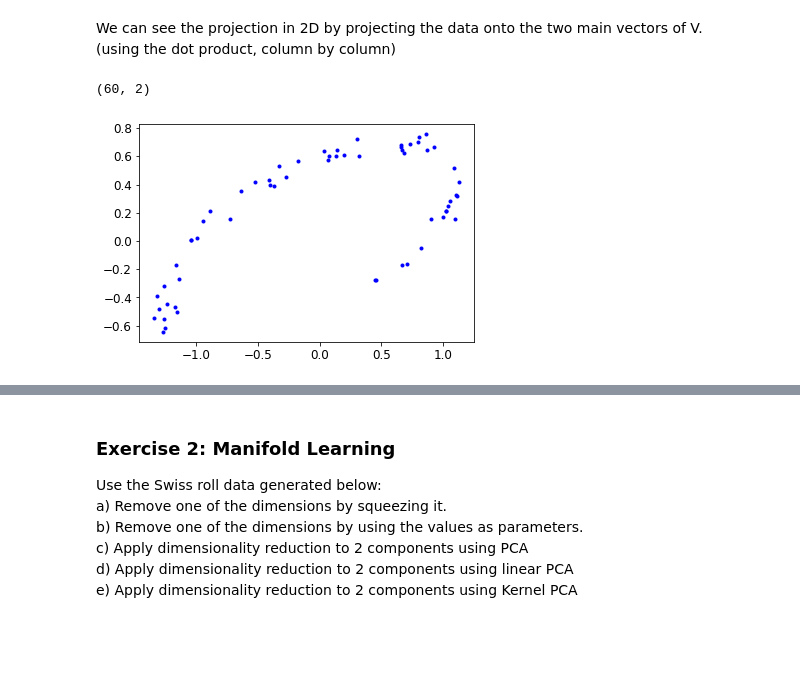
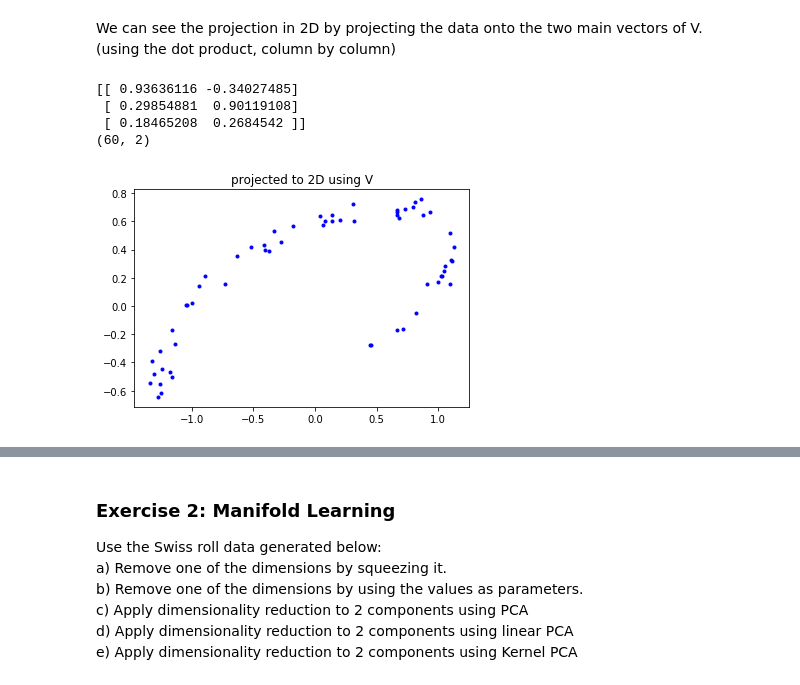
Before and after one commit to dtrad/geoml_course, a Jupyter notebook: Practice15DimRed.ipynb, the cells around one changed output, grey strips where cells are left out. Cells and saved outputs as stored; diff of their text form; code cells hidden in the pictures; blank space fills up the shorter version.

```diff
--- a/Practice15DimRed.ipynb
+++ b/Practice15DimRed.ipynb
@@ -148,0 +166,7 @@ ax.scatter3D(XR[:,0],XR[:,1], XR[:,2],c=XR[:,2], cmap='Greens');
+# %%
+## SVD as a transform
+XC = X - X.mean(axis=0)
+U, s, Vt = np.linalg.svd(XC)
+XR=XC.dot(Vt.T)
+XRI=XR.dot(Vt)
+print("reconstruction error between %1.1e and %1.1e"%((XRI - XC).min(), (XRI-XC).max()))
@@ -198,12 +236,16 @@ plt.show()
 We can see the projection in 2D by projecting the data onto the two main vectors of V.\
 (using the dot product, column by column)
 # %%
-W2 = Vt.T[:, :2]
+W2 = Vt.T[:, :2] # first two columns of V
+print(W2)
 X2D = XC.dot(W2)
 print(X2D.shape)
 fig = plt.figure()
-plt.plot(X2D[:,0],X[:,1],'b.')
+plt.plot(X2D[:,0],X[:,1],'b.'),plt.title("projected to 2D using V")
 plt.show()
 # %% [output]
+[[ 0.93636116 -0.34027485]
+ [ 0.29854881  0.90119108]
+ [ 0.18465208  0.2684542 ]]
 (60, 2)
-[figure, old version]
+[figure, new version]
```
Also changed, not shown: parts of 32 cells of this notebook.
